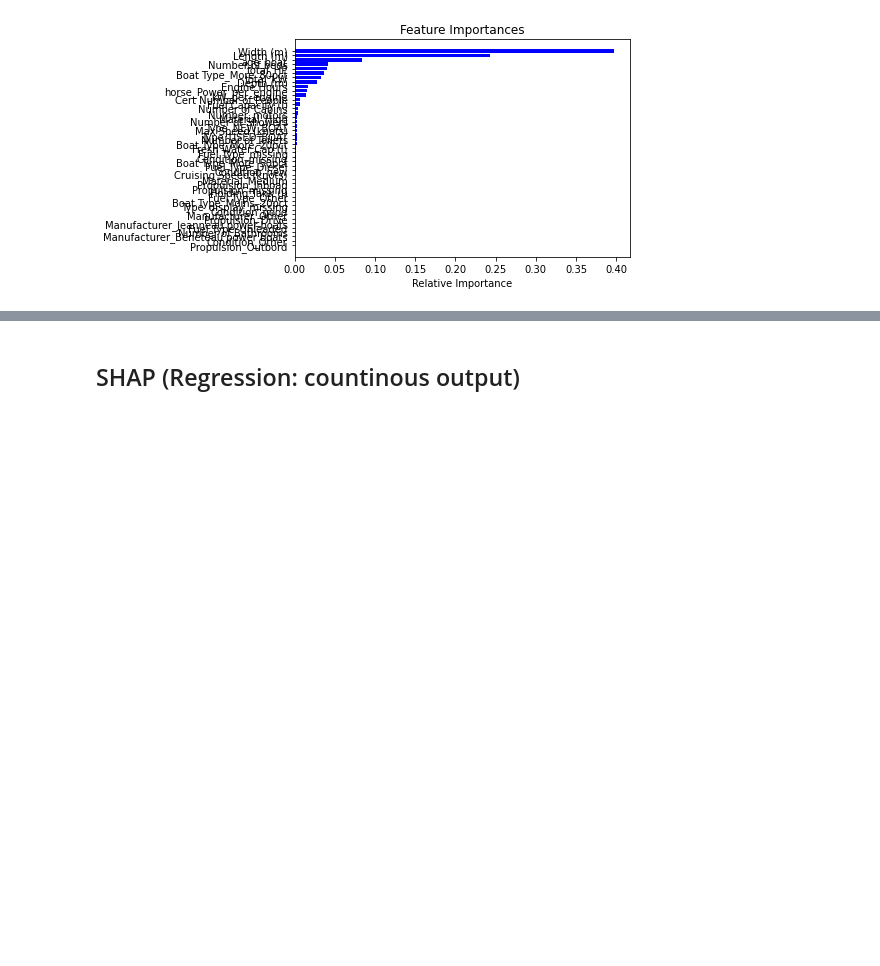
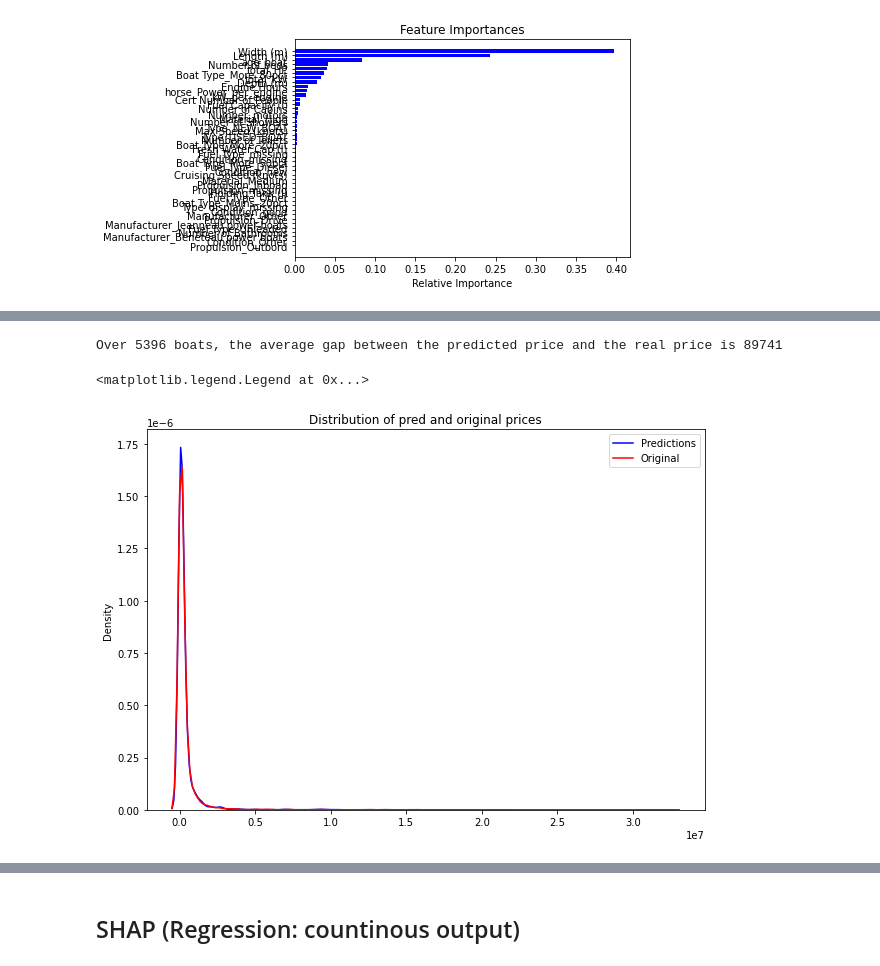
Before and after one commit to lovedatascience1/AcademyPublic, a Jupyter notebook: Boats_v1.ipynb, the cells around one changed output, grey strips where cells are left out. Saved outputs shown, nothing was run; the diff lists cells and outputs as text; code cells hidden in the pictures; blank space fills up the shorter version.

```diff
--- a/Boats_v1.ipynb
+++ b/Boats_v1.ipynb
@@ -2302,0 +2343,4 @@ plt.show()
+# %%
+boruta_sel= important + tentative
+
+X_train_boruta= X_train[boruta_sel]
@@ -2302,0 +2354,10 @@ plt.show()
+# %%
+base_model = RandomForestRegressor(n_estimators = 200,
+                                   bootstrap=  True,
+                                    max_depth= 80,
+                                    #max_features= 40,
+                                    #min_samples_leaf= 3,
+                                    #min_samples_split =  8,
+                                    random_state = 42)
+base_model.fit(X_train_boruta, Y_train)
+base_accuracy = evaluate(base_model, X_test[boruta_sel], Y_test)
@@ -2302,0 +2369,8 @@ plt.show()
+# %%
+base_accuracy = evaluate(base_model, X_test[boruta_sel], Y_test)
+pred = base_model.predict(X_test[boruta_sel])
+
+print('Mean Absolute Error {:0.2f}'.format(metrics.mean_absolute_error(Y_test, pred)) )
+print('Mean Squared Error {:0.2f}'.format(metrics.mean_squared_error(Y_test, pred)) )
+print('Root Mean Squared Error {:0.2f}'.format(np.sqrt(metrics.mean_squared_error(Y_test, pred))))
+print('Test  R^2 Score {:0.2f}'.format(metrics.r2_score(Y_test, pred)) )
@@ -2302,0 +2386,23 @@ plt.show()
+# %%
+pred = np.array(pred)
+original = np.array(Y_test)
+
+def average_gap(l1,l2):
+    resu=0
+    for i in range(len(l1)):
+        resu += np.abs(l1[i]-l2[i])
+    resu = resu/len(l1)
+    return(resu)
+
+print("Over",len(pred),"boats, the average gap between the predicted price and the real price is",
+      round(metrics.mean_absolute_error(Y_test, pred)))
+
+plt.figure(figsize=(10,7))
+sns.distplot(pred, color="blue", label="Predictions", hist = False)
+sns.distplot(original, color="red", label="Original", hist = False)
+plt.title("Distribution of pred and original prices")
+plt.legend()
+# %% [output]
+Over 5396 boats, the average gap between the predicted price and the real price is 89741
+<matplotlib.legend.Legend at 0x...>
+[figure, added]
```
Also changed, not shown: parts of 25 cells of this notebook.
